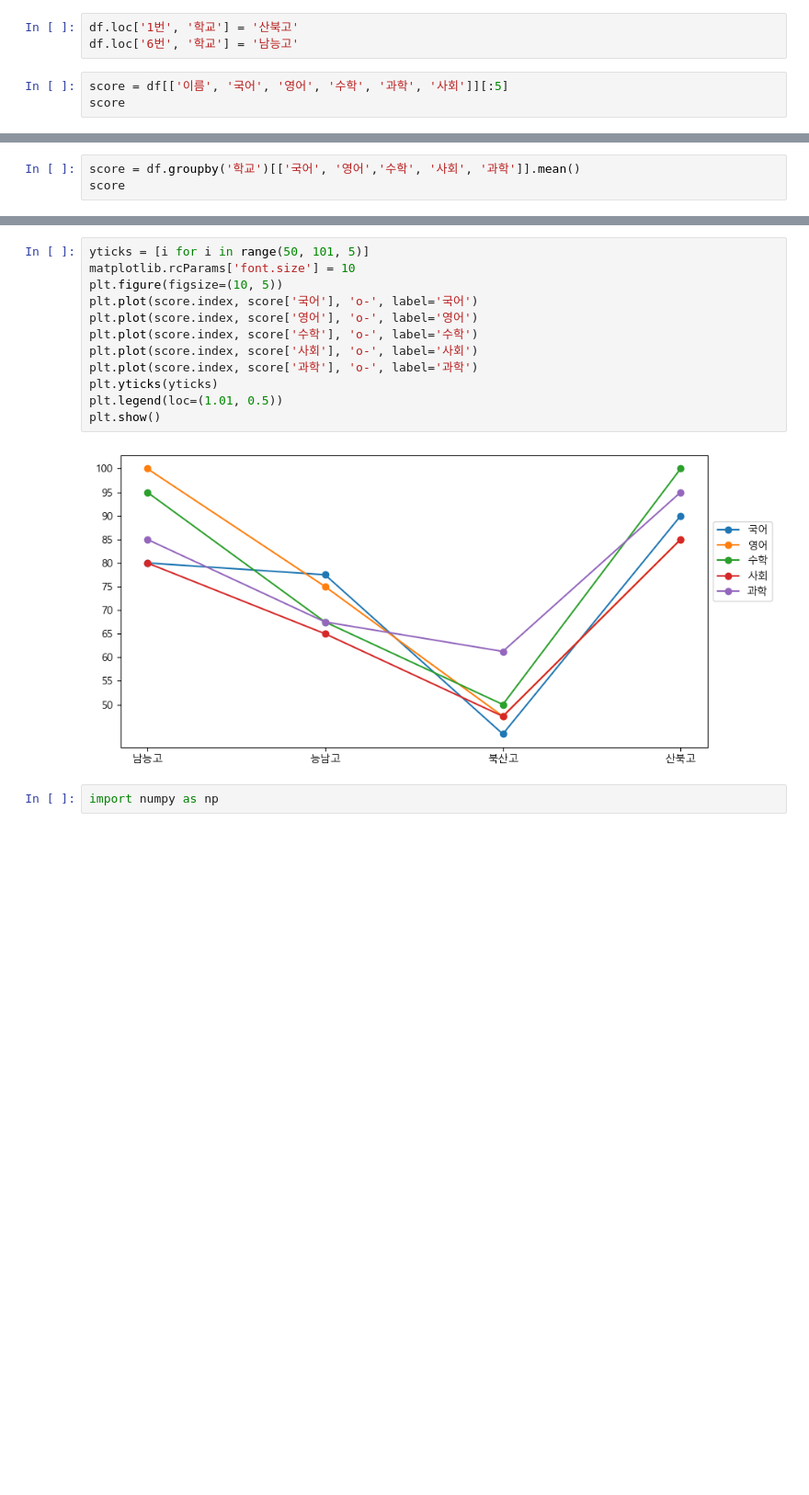
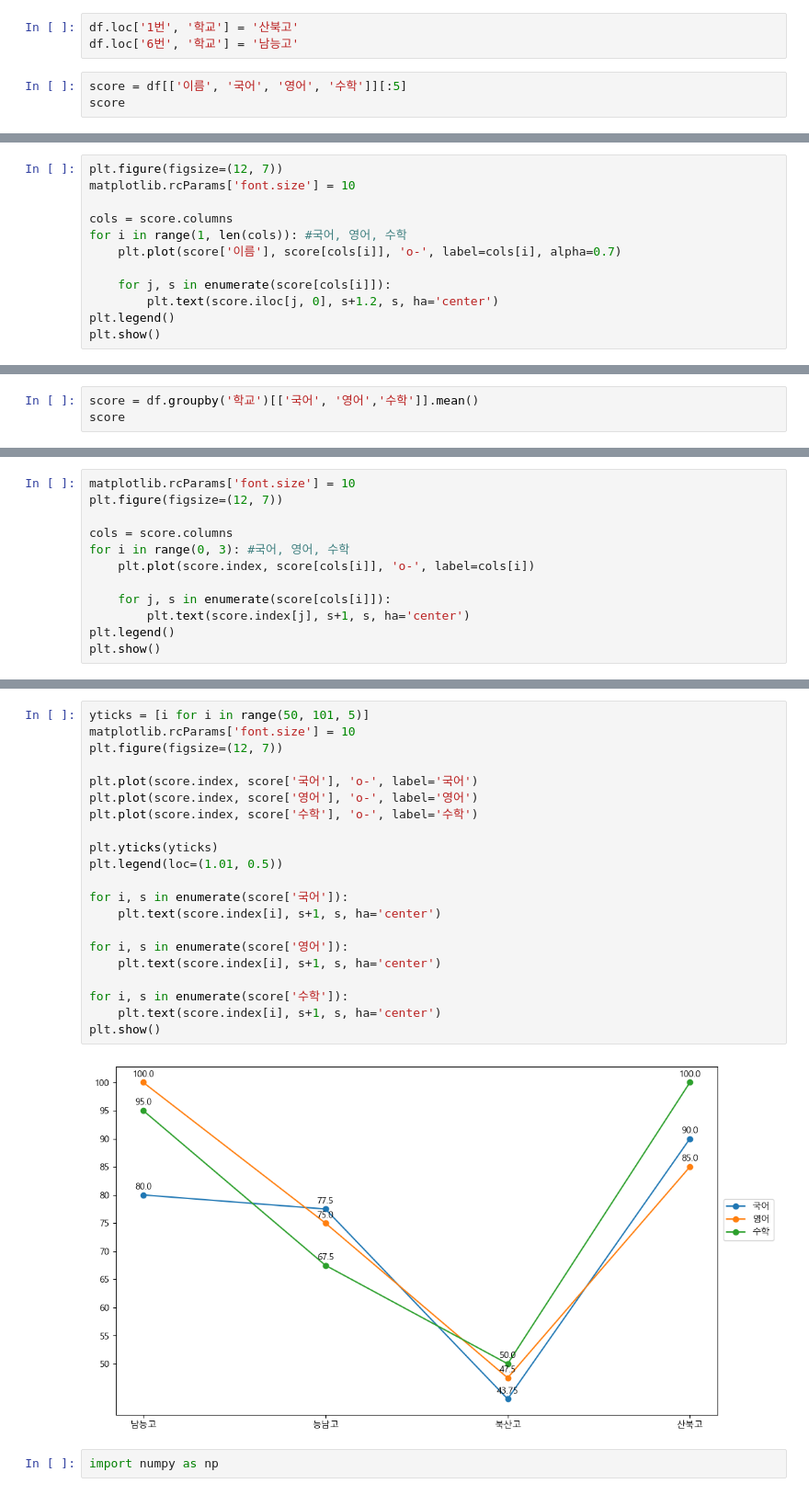
Before and after one commit to helen-cho/data, a Jupyter notebook: python/데이터시각화/05.여러데이타.ipynb, the cells around one changed output, grey strips where cells are left out. Shown at 92% size. Cells and saved outputs as stored; diff of their text form; blank space fills up the shorter version.

```diff
--- a/python/데이터시각화/05.여러데이타.ipynb
+++ b/python/데이터시각화/05.여러데이타.ipynb
@@ -86,6 +86,6 @@ df
 df.loc['1번', '학교'] = '산북고'
 df.loc['6번', '학교'] = '남능고'
 # %%
-score = df[['이름', '국어', '영어', '수학', '과학', '사회']][:5]
+score = df[['이름', '국어', '영어', '수학']][:5]
 score
 # %% [output]
@@ -98,0 +99,12 @@ score
+# %%
+plt.figure(figsize=(12, 7))
+matplotlib.rcParams['font.size'] = 10
+
+cols = score.columns
+for i in range(1, len(cols)): #국어, 영어, 수학
+    plt.plot(score['이름'], score[cols[i]], 'o-', label=cols[i], alpha=0.7)
+
+    for j, s in enumerate(score[cols[i]]):
+        plt.text(score.iloc[j, 0], s+1.2, s, ha='center')
+plt.legend()
+plt.show()
@@ -109,4 +134,4 @@ plt.show()
 # %%
-score = df.groupby('학교')[['국어', '영어','수학', '사회', '과학']].mean()
+score = df.groupby('학교')[['국어', '영어','수학']].mean()
 score
 # %% [output]
@@ -118,0 +144,12 @@ score
+# %%
+matplotlib.rcParams['font.size'] = 10
+plt.figure(figsize=(12, 7))
+
+cols = score.columns
+for i in range(0, 3): #국어, 영어, 수학
+    plt.plot(score.index, score[cols[i]], 'o-', label=cols[i])
+
+    for j, s in enumerate(score[cols[i]]):
+        plt.text(score.index[j], s+1, s, ha='center')
+plt.legend()
+plt.show()
@@ -119,17 +158,26 @@ score
 # %%
 yticks = [i for i in range(50, 101, 5)]
 matplotlib.rcParams['font.size'] = 10
-plt.figure(figsize=(10, 5))
+plt.figure(figsize=(12, 7))
+
 plt.plot(score.index, score['국어'], 'o-', label='국어')
 plt.plot(score.index, score['영어'], 'o-', label='영어')
 plt.plot(score.index, score['수학'], 'o-', label='수학')
-plt.plot(score.index, score['사회'], 'o-', label='사회')
-plt.plot(score.index, score['과학'], 'o-', label='과학')
+
 plt.yticks(yticks)
 plt.legend(loc=(1.01, 0.5))
+
+for i, s in enumerate(score['국어']):
+    plt.text(score.index[i], s+1, s, ha='center')
+
+for i, s in enumerate(score['영어']):
+    plt.text(score.index[i], s+1, s, ha='center')
+
+for i, s in enumerate(score['수학']):
+    plt.text(score.index[i], s+1, s, ha='center')
 plt.show()
 # %% [output]
-[figure, old version]
+[figure, new version]
 # %%
 import numpy as np
 # %%
```
Also changed, not shown: parts of 12 cells of this notebook, 17 other files.
